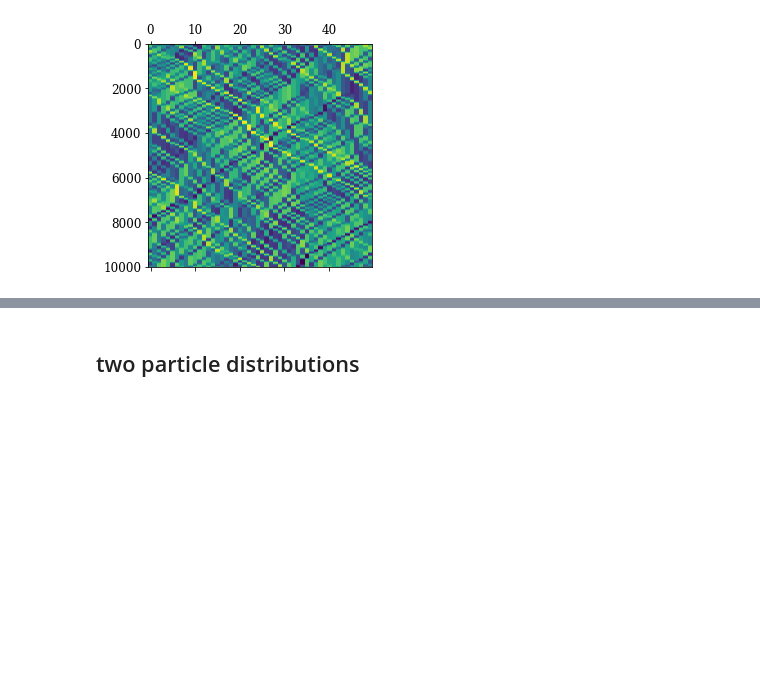
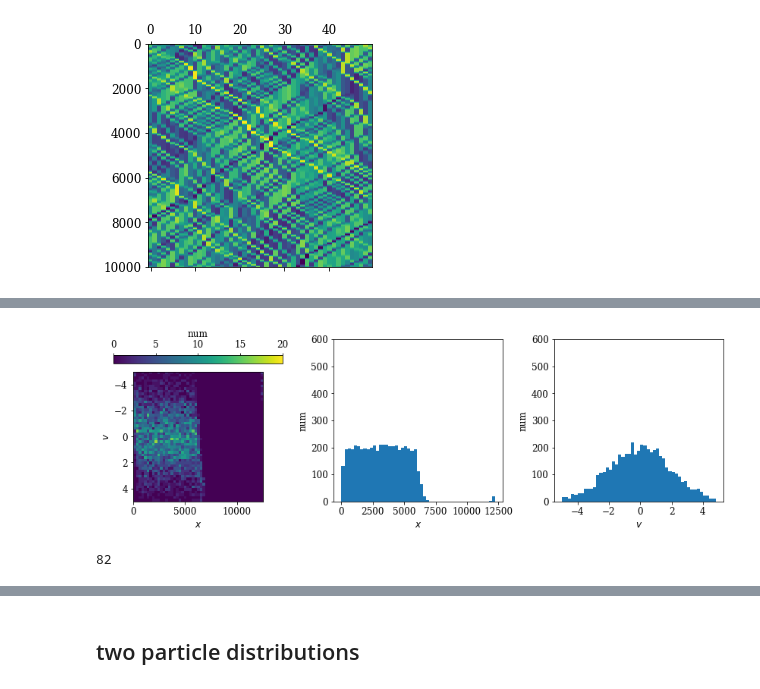
Before and after one commit to znicolaou/manybody, a Jupyter notebook: plot.ipynb, the cells around one changed output, grey strips where cells are left out. Saved outputs shown, nothing was run; the diff lists cells and outputs as text; code cells hidden in the pictures; blank space fills up the shorter version.

```diff
--- a/plot.ipynb
+++ b/plot.ipynb
@@ -292,0 +301,30 @@ Video(filebase+'animation.mp4',width=512)
+# %%
+i=-1
+states2=states.reshape((states.shape[0],int(states.shape[1]/2),2))
+nbins=50
+
+plt.subplots(1,3,figsize=(12,4))
+plt.subplot(1,3,1)
+hist,bins=np.histogramdd(states2[i],bins=(np.arange(0,L,L/nbins),np.arange(-5,5,10/nbins)))
+plt.imshow(hist.T,vmin=0,vmax=20,extent=(0,L,5,-5),aspect=L/10)
+plt.colorbar(label='num',location='top')
+plt.xlabel('$x$')
+plt.ylabel('$v$')
+plt.subplot(1,3,2)
+plt.hist(states2[i,:,0],bins=np.arange(0,L,L/nbins))
+plt.xlabel('$x$')
+plt.ylabel('num')
+plt.ylim(0,600)
+plt.subplot(1,3,3)
+plt.hist(states2[i,:,1],bins=np.arange(-5,5,10/nbins))
+plt.xlabel('$v$')
+plt.ylabel('num')
+plt.ylim(0,600)
+plt.tight_layout()
+plt.show()
+# %% [output]
+[figure, added]
+# %%
+np.argmax(states[0,::2])
+# %% [output]
+82
```
Also changed, not shown: parts of 8 cells of this notebook.
